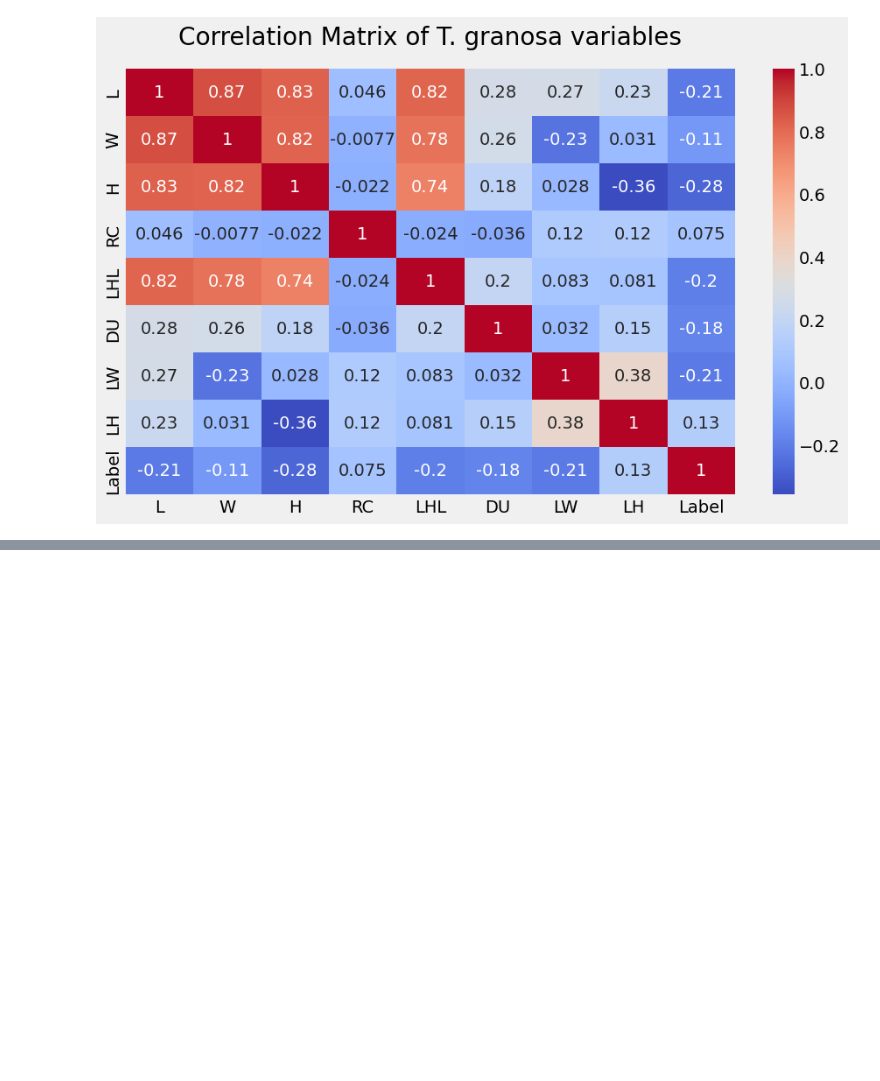
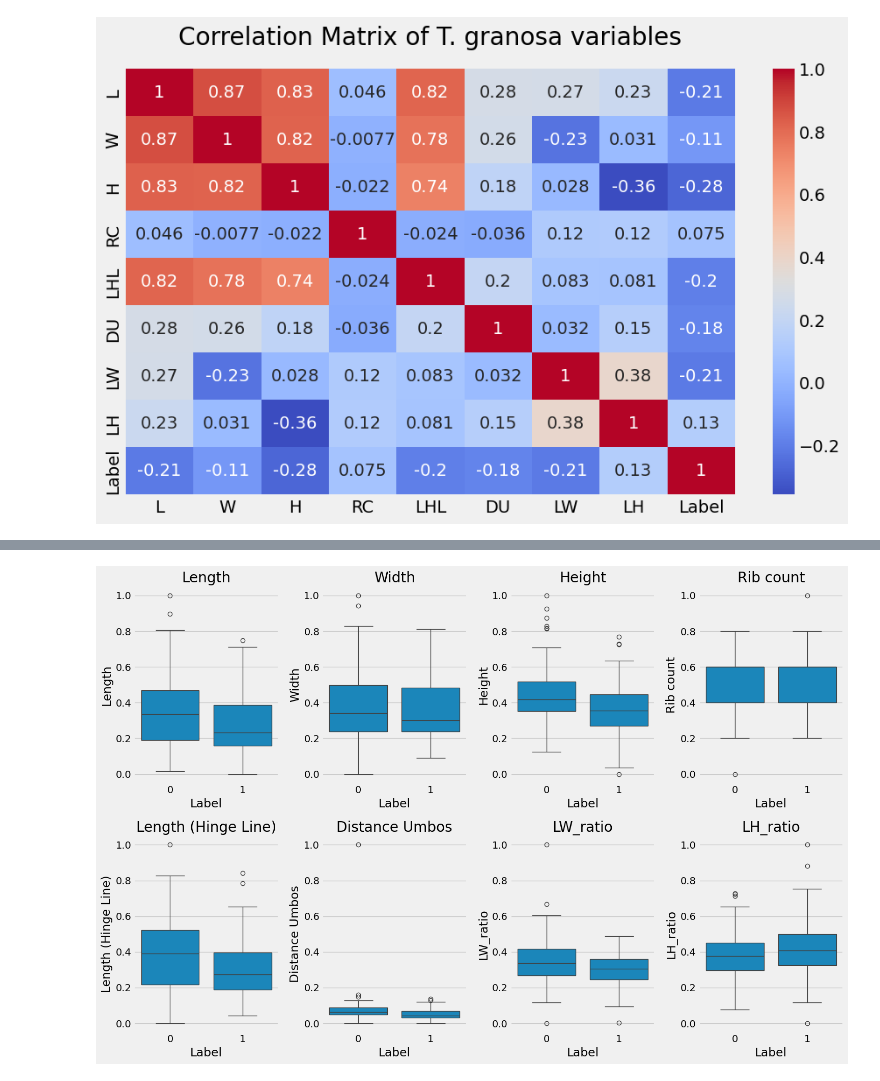
Before and after one commit to Geez-l/litoX, a Jupyter notebook: litoX_preprocessing.ipynb, the cells around one changed output, grey strips where cells are left out. Cells and saved outputs as stored; diff of their text form; code cells hidden in the pictures; blank space fills up the shorter version.

```diff
--- a/litoX_preprocessing.ipynb
+++ b/litoX_preprocessing.ipynb
@@ -488,0 +522,19 @@ plt.show()
+# %%
+# prompt: Box Plots: Illustrate the distribution of values (min, max, median, quartiles) for each feature, separated by sex.
+
+import matplotlib.pyplot as plt
+import seaborn as sns
+
+# Assuming 'litob_combined' DataFrame and 'features' list are defined as in your provided code
+
+plt.figure(figsize=(15, 10))  # Adjust figure size for better visualization
+
+for i, feature in enumerate(features):
+    plt.subplot(2, 4, i + 1)  # Create subplots for each feature
+    sns.boxplot(x='Label', y=feature, data=litob_combined)
+    plt.title(feature)
+
+plt.tight_layout()  # Adjust subplot parameters for a tight layout
+plt.show()
+# %% [output]
+[figure, added]
```
Also changed, not shown: parts of 1 cell of this notebook.
